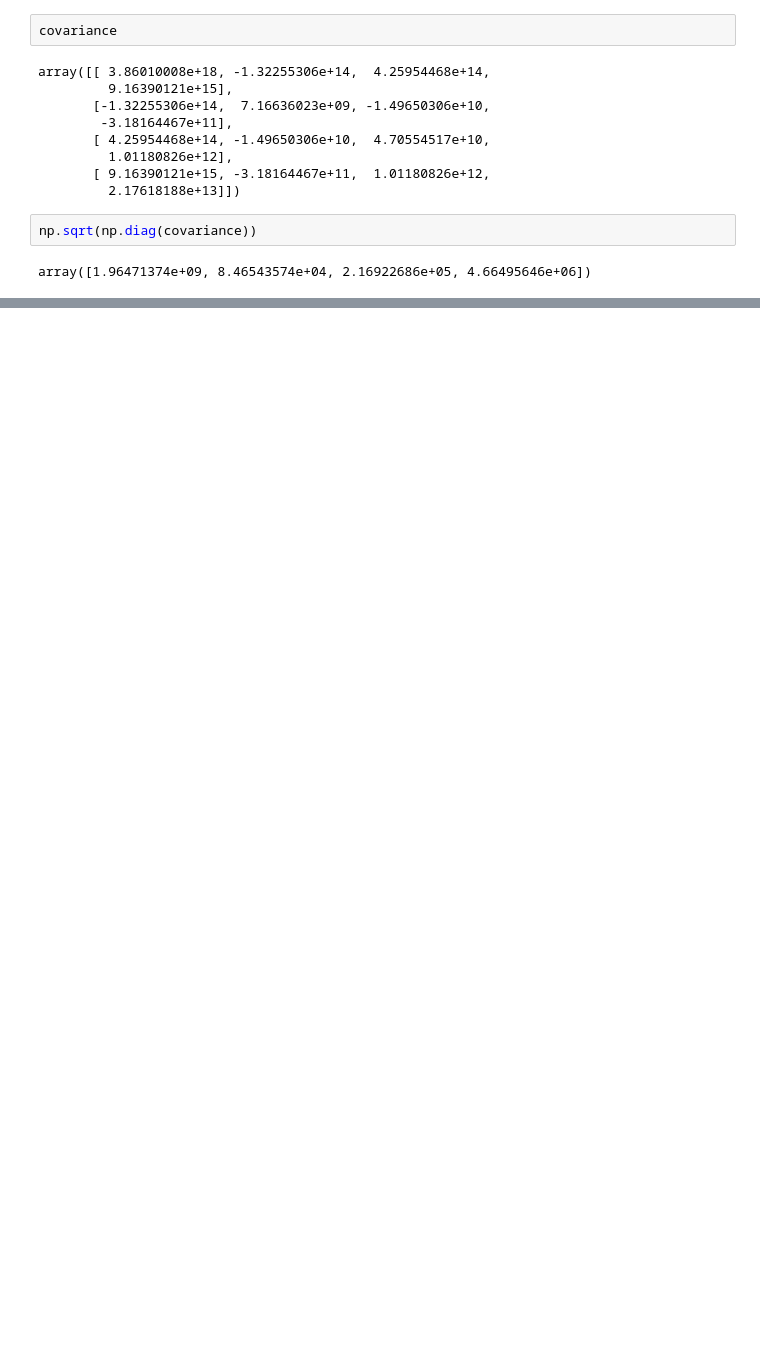
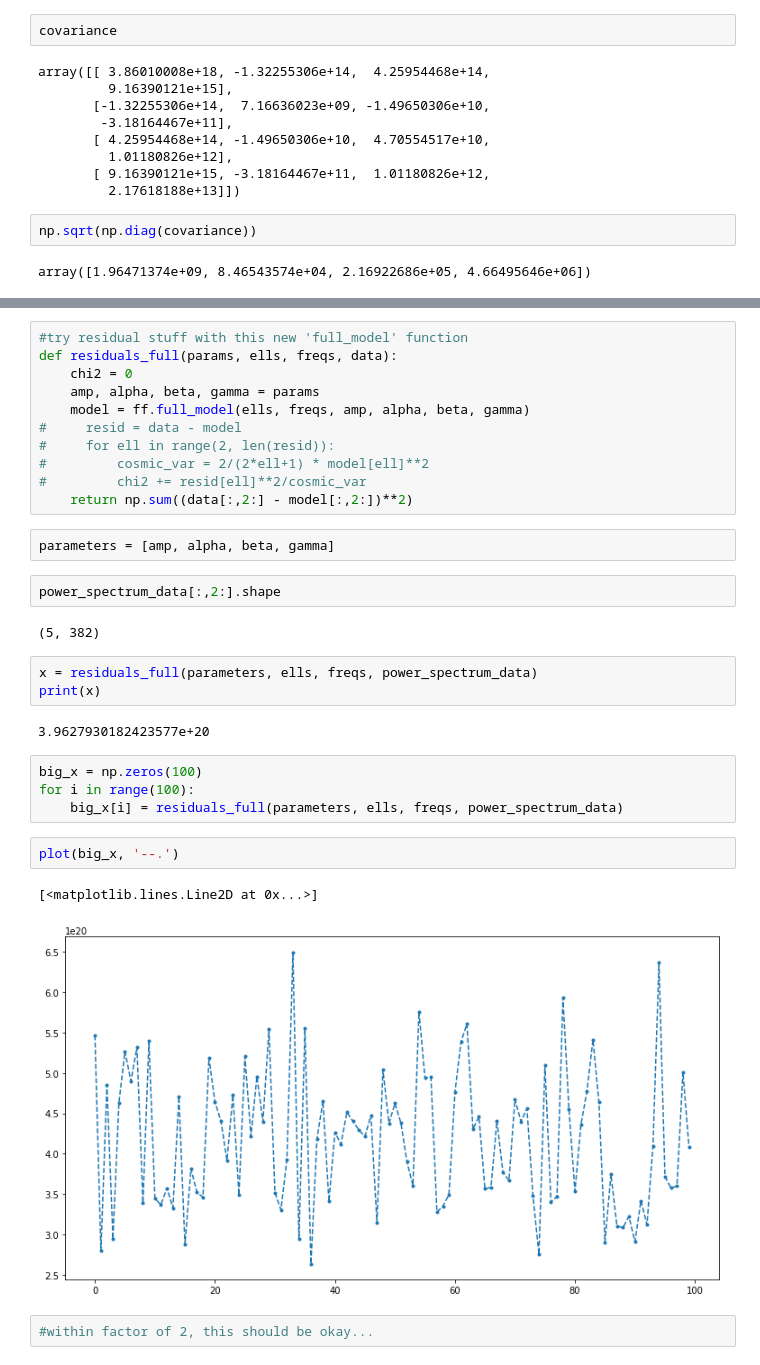
Before and after one commit to acwgough/foreground_moments, a Jupyter notebook: 2019-08-07 optimisation - curve fit and minimize.ipynb, the cells around one changed output, grey strips where cells are left out. Cells and saved outputs as stored; diff of their text form; blank space fills up the shorter version.

Commit message:
minor changes, checked how chi2 varies in residual function

```diff
--- a/2019-08-07 optimisation - curve fit and minimize.ipynb
+++ b/2019-08-07 optimisation - curve fit and minimize.ipynb
@@ -119,0 +130,33 @@ legend()
+# %%
+#try residual stuff with this new 'full_model' function
+def residuals_full(params, ells, freqs, data):
+    chi2 = 0
+    amp, alpha, beta, gamma = params
+    model = ff.full_model(ells, freqs, amp, alpha, beta, gamma)
+#     resid = data - model
+#     for ell in range(2, len(resid)):
+#         cosmic_var = 2/(2*ell+1) * model[ell]**2
+#         chi2 += resid[ell]**2/cosmic_var
+    return np.sum((data[:,2:] - model[:,2:])**2)
+# %%
+parameters = [amp, alpha, beta, gamma]
+# %%
+power_spectrum_data[:,2:].shape
+# %% [output]
+(5, 382)
+# %%
+x = residuals_full(parameters, ells, freqs, power_spectrum_data)
+print(x)
+# %% [output]
+3.9627930182423577e+20
+# %%
+big_x = np.zeros(100)
+for i in range(100):
+    big_x[i] = residuals_full(parameters, ells, freqs, power_spectrum_data)
+# %%
+plot(big_x, '--.')
+# %% [output]
+[<matplotlib.lines.Line2D at 0x...>]
+[figure, added]
+# %%
+#within factor of 2, this should be okay...
```
Also changed, not shown: parts of 11 cells of this notebook, 1 other file.
